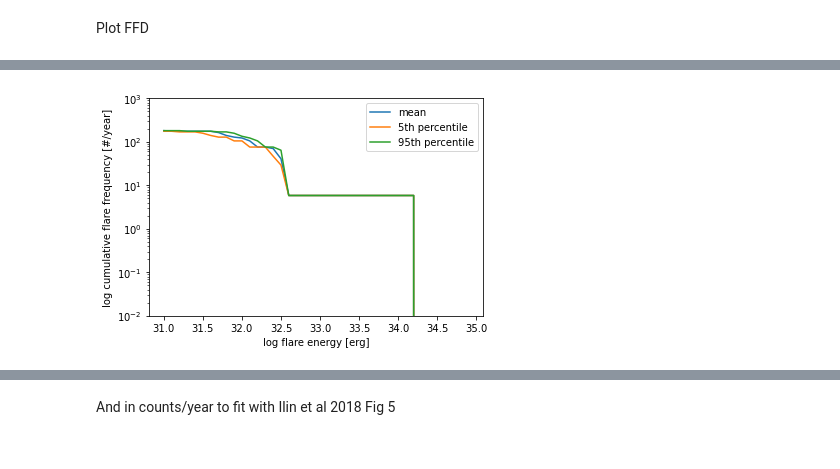
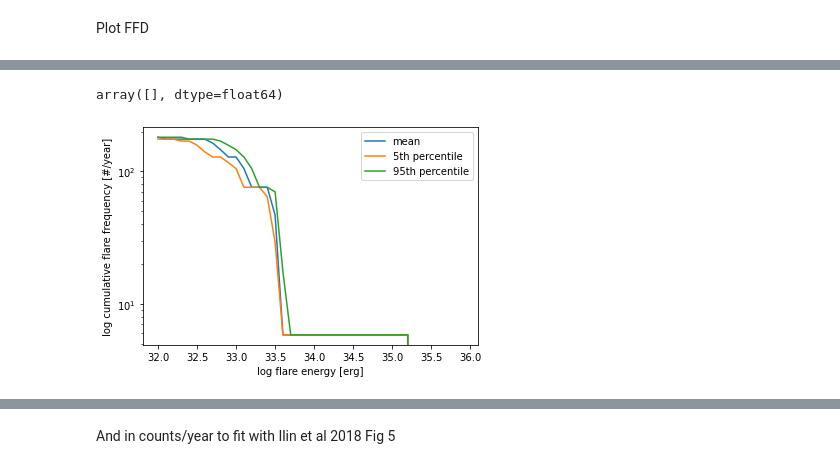
Before and after one commit to exoclam/epic-246301900, a Jupyter notebook: flare-analysis-chunks.ipynb, the cells around one changed output, grey strips where cells are left out. Cells and saved outputs as stored; diff of their text form; code cells hidden in the pictures.

Commit message:
fixed quiescent luminosity calculation using Arjun's recipe and updated flare energies and FFDs

```diff
--- a/flare-analysis-chunks.ipynb
+++ b/flare-analysis-chunks.ipynb
@@ -1067,0 +1121,5 @@ print(ed_plus)
+# %%
+zp_gaia_rp = 24.7619 # from Table 1 from Gaia DR 2 paper (Evans et al 2018)
+zp_gaia_bp = 25.3514 # https://www.aanda.org/articles/aa/full_html/2018/08/aa32756-18/aa32756-18.html#T2
+bolo_mag_sun = 4.75
+bolo_lum_sun = 3.86e33
@@ -1132,12 +1289,15 @@ print(ed_minus_post)
 print(ed_plus_post)
 
 ### Then multiply with quiescent luminosity to get flare energies
-# use kepmag value from exofop: https://exofop.ipac.caltech.edu/k2/edit_target.php?id=246301900
-flare_energies_post = calculate_energy(kp=10.807, zeropoint=-20.24, ed_model=ed_model_post)
-flare_energies_minus_post = calculate_energy(kp=10.807, zeropoint=-20.24, ed_model=ed_minus_post)
-flare_energies_plus_post = calculate_energy(kp=10.807, zeropoint=-20.24, ed_model=ed_plus_post)
+### use kepmag value from exofop: https://exofop.ipac.caltech.edu/k2/edit_target.php?id=246301900
+#flare_energies_post = calculate_energy(kp=10.807, zeropoint=-20.24, ed_model=ed_model_post)
+#flare_energies_minus_post = calculate_energy(kp=10.807, zeropoint=-20.24, ed_model=ed_minus_post)
+#flare_energies_plus_post = calculate_energy(kp=10.807, zeropoint=-20.24, ed_model=ed_plus_post)
+flare_energies_post = calculate_energy2(luminosity, ed_model=ed_model_post)
+flare_energies_minus_post = calculate_energy2(luminosity, ed_model=ed_minus_post)
+flare_energies_plus_post = calculate_energy2(luminosity, ed_model=ed_plus_post)
 
-# add the superflare
+### append
 flare_energies = np.append(flare_energies, flare_energies_post)
 flare_energies_minus = np.append(flare_energies_minus, flare_energies_minus_post)
 flare_energies_plus = np.append(flare_energies_plus, flare_energies_plus_post)
@@ -1180,12 +1331,15 @@ print(ed_minus_postgap)
 print(ed_plus_postgap)
 
 ### Then multiply with quiescent luminosity to get flare energies
-# use kepmag value from exofop: https://exofop.ipac.caltech.edu/k2/edit_target.php?id=246301900
-flare_energies_postgap = calculate_energy(kp=10.807, zeropoint=-20.24, ed_model=ed_model_postgap)
-flare_energies_minus_postgap = calculate_energy(kp=10.807, zeropoint=-20.24, ed_model=ed_minus_postgap)
-flare_energies_plus_postgap = calculate_energy(kp=10.807, zeropoint=-20.24, ed_model=ed_plus_postgap)
+### use kepmag value from exofop: https://exofop.ipac.caltech.edu/k2/edit_target.php?id=246301900
+#flare_energies_postgap = calculate_energy(kp=10.807, zeropoint=-20.24, ed_model=ed_model_postgap)
+#flare_energies_minus_postgap = calculate_energy(kp=10.807, zeropoint=-20.24, ed_model=ed_minus_postgap)
+#flare_energies_plus_postgap = calculate_energy(kp=10.807, zeropoint=-20.24, ed_model=ed_plus_postgap)
+flare_energies_postgap = calculate_energy2(luminosity, ed_model=ed_model_postgap)
+flare_energies_minus_postgap = calculate_energy2(luminosity, ed_model=ed_minus_postgap)
+flare_energies_plus_postgap = calculate_energy2(luminosity, ed_model=ed_plus_postgap)
 
-# add the superflare
+### append
 flare_energies = np.append(flare_energies, flare_energies_postgap)
 flare_energies_minus = np.append(flare_energies_minus, flare_energies_minus_postgap)
 flare_energies_plus = np.append(flare_energies_plus, flare_energies_plus_postgap)
@@ -1255,33 +1406,38 @@ plt.hist(flare_energies, bins=10)
+# %%
+flare_energies[flare_energies<32]
+# %% [output]
+array([], dtype=float64)
 # %%
-hist, edges = np.histogram(flare_energies, bins=np.linspace(31.0, 35.0, 41))
-hist_minus, edges_minus = np.histogram(flare_energies_minus, bins=np.linspace(31.0, 35.0, 41))
-hist_plus, edges_plus = np.histogram(flare_energies_plus, bins=np.linspace(31.0, 35.0, 41))
+hist, edges = np.histogram(flare_energies, bins=np.linspace(32.0, 36.0, 41))
+hist_minus, edges_minus = np.histogram(flare_energies_minus, bins=np.linspace(32.0, 36.0, 41))
+hist_plus, edges_plus = np.histogram(flare_energies_plus, bins=np.linspace(32.0, 36.0, 41))
 
 # completeness factor of fn/fp from injection recovery
-fn = 14 # 9
+fn = 14 # 9, 14, 19
 fp = 0
 samples = 50
 completeness_factor = (samples+fn-fp)/samples
+#completeness_factor = 1
 
 #plt.scatter(edges[:-1], np.log10(hist/80)) # divided by time series length of 80 days
 #plt.scatter(edges[:-1], np.log10(np.cumsum(hist[::-1])[::-1]/80)) # cumulative sum; invert order b/c they count from highest bin
 #plt.scatter(edges_minus[:-1], np.log10(np.cumsum(hist_minus[::-1])[::-1]/80), marker='v') # cumulative sum; invert order b/c they count from highest bin
 #plt.scatter(edges_plus[:-1], np.log10(np.cumsum(hist_plus[::-1])[::-1]/80), marker='^') # cumulative sum; invert order b/c they count from highest bin
 #plt.plot(edges[:-1], np.log10(np.cumsum(hist[::-1])[::-1]/80), label='mean') # cumulative sum; invert order b/c they count from highest bin
 #plt.plot(edges_minus[:-1], np.log10(np.cumsum(hist_minus[::-1])[::-1]/80), label='5th percentile') # cumulative sum; invert order b/c they count from highest bin
 #plt.plot(edges_plus[:-1], np.log10(np.cumsum(hist_plus[::-1])[::-1]/80), label='95th percentile') # cumulative sum; invert order b/c they count from highest bin
 plt.plot(edges[:-1], np.cumsum(hist[::-1])[::-1]*365*completeness_factor/80, label='mean') # cumulative sum; invert order b/c they count from highest bin
 plt.plot(edges_minus[:-1], np.cumsum(hist_minus[::-1])[::-1]*365*completeness_factor/80, label='5th percentile') # cumulative sum; invert order b/c they count from highest bin
 plt.plot(edges_plus[:-1], np.cumsum(hist_plus[::-1])[::-1]*365*completeness_factor/80, label='95th percentile') # cumulative sum; invert order b/c they count from highest bin
 plt.ylabel('log cumulative flare frequency [#/year]')
 plt.xlabel('log flare energy [erg]')
 plt.legend()
 plt.yscale('log')
-plt.ylim(1e-2, 1e3)
-plt.savefig('ffd_30.png', bbox_inches='tight', format='png')
+#plt.ylim(1e-2, 1e2)
+plt.savefig('ffd_25.png', bbox_inches='tight', format='png')
 plt.show()
 # %% [output]
-[figure, old version]
+[figure, new version]
 # %%
 completeness_factor
 # %% [output]
```
Also changed, not shown: parts of 51 cells of this notebook.
